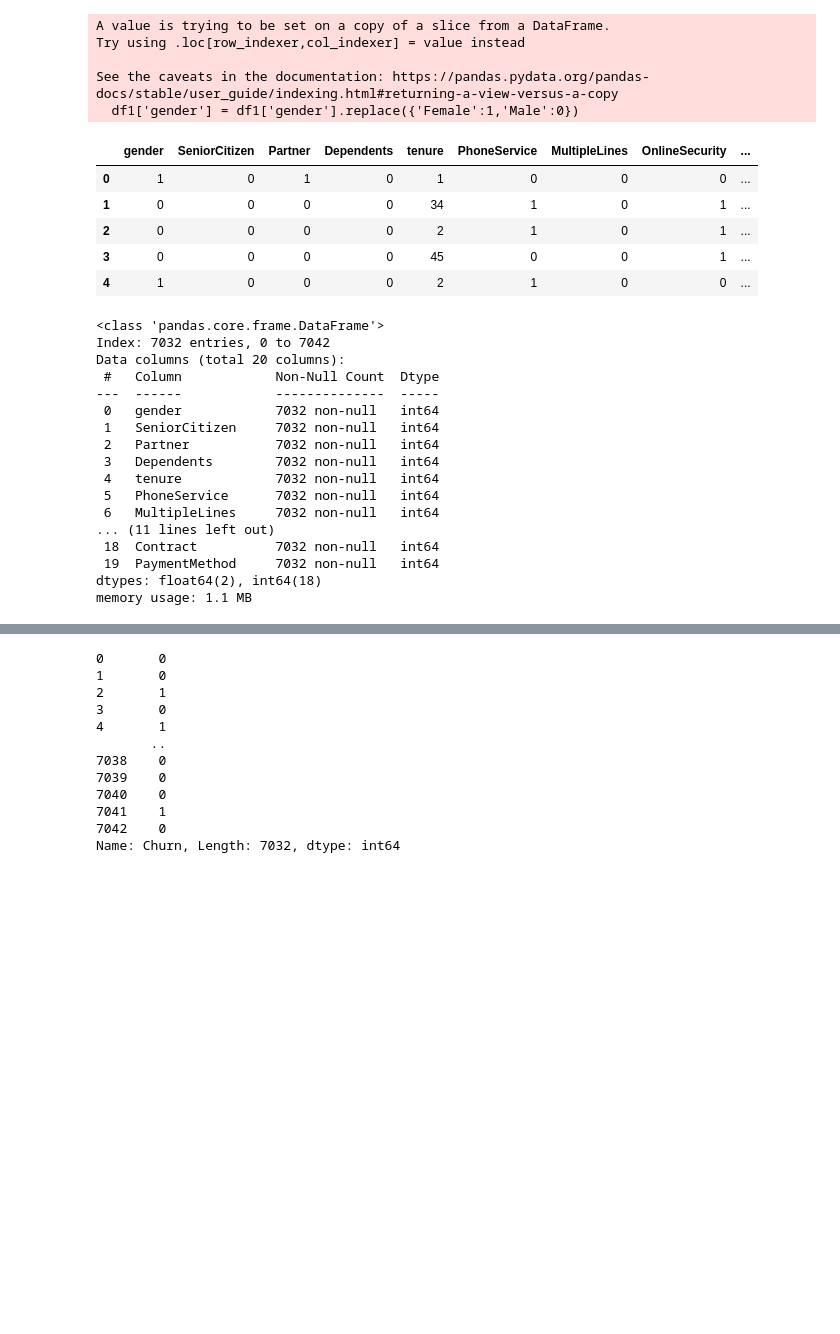
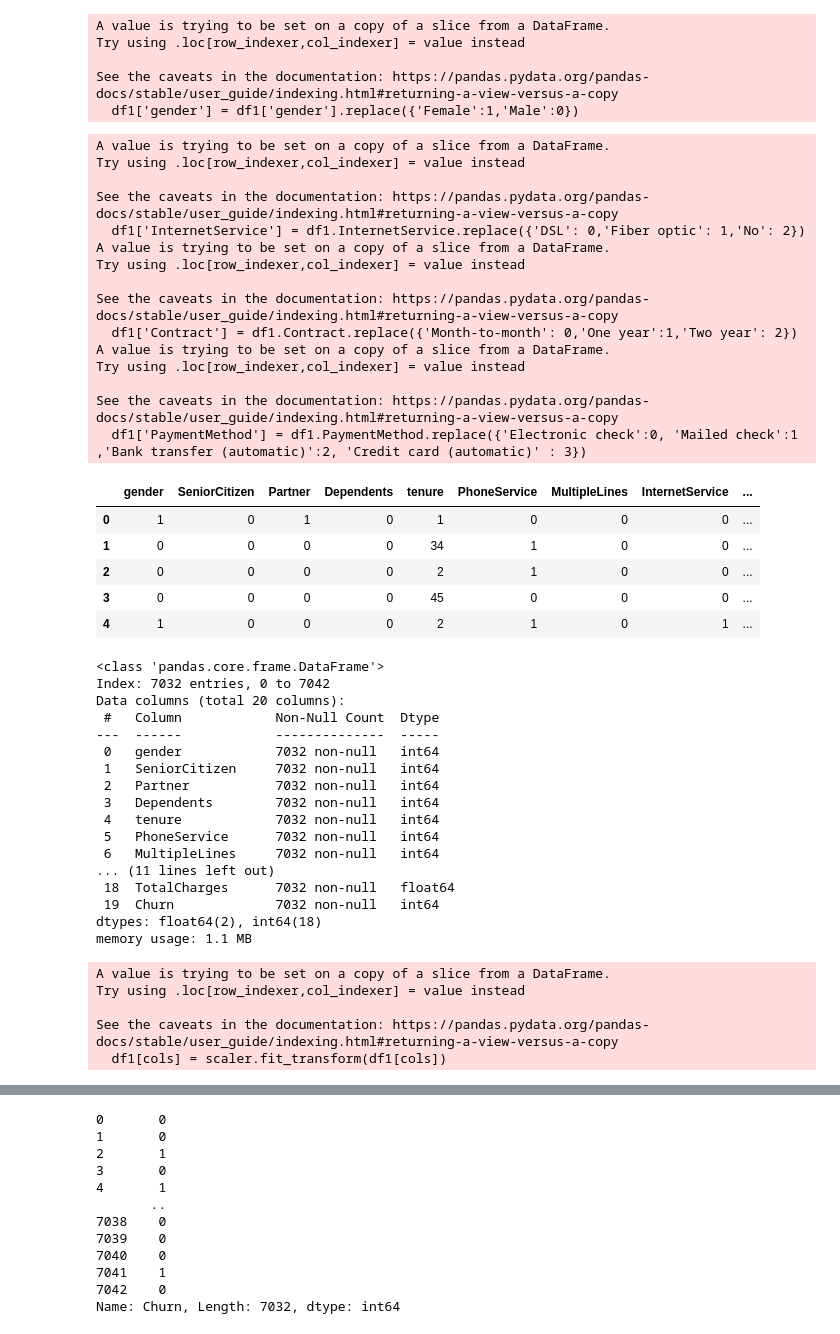
Before and after one commit to rajan315/CustomerChurn-ANN, a Jupyter notebook: CustomerChurn.ipynb, the cells around one changed output, grey strips where cells are left out. Cells and saved outputs as stored; diff of their text form; code cells hidden in the pictures; blank space fills up the shorter version.

```diff
--- a/CustomerChurn.ipynb
+++ b/CustomerChurn.ipynb
@@ -262,19 +262,32 @@ See the caveats in the documentation: https://pandas.pydata.org/pandas-docs/stab
 # %%
 
 
-# df1['InternetService'] = df1.InternetService.replace({'DSL': 0,'Fiber optic': 1,'No': 2})
-# df1['Contract'] = df1.Contract.replace({'Month-to-month': 0,'One year':1,'Two year': 2})
-# df1['PaymentMethod'] = df1.PaymentMethod.replace({'Electronic check':0, 'Mailed check':1 ,'Bank transfer (automatic)':2, 'Credit card (automatic)' : 3})
-# df1.head()
-df1 = df1.drop(['InternetService','Contract','PaymentMethod'],axis=1)
+df1['InternetService'] = df1.InternetService.replace({'DSL': 0,'Fiber optic': 1,'No': 2})
+df1['Contract'] = df1.Contract.replace({'Month-to-month': 0,'One year':1,'Two year': 2})
+df1['PaymentMethod'] = df1.PaymentMethod.replace({'Electronic check':0, 'Mailed check':1 ,'Bank transfer (automatic)':2, 'Credit card (automatic)' : 3})
 df1.head()
 # %% [output]
+A value is trying to be set on a copy of a slice from a DataFrame.
+Try using .loc[row_indexer,col_indexer] = value instead
+
+See the caveats in the documentation: https://pandas.pydata.org/pandas-docs/stable/user_guide/indexing.html#returning-a-view-versus-a-copy
+  df1['InternetService'] = df1.InternetService.replace({'DSL': 0,'Fiber optic': 1,'No': 2})
+A value is trying to be set on a copy of a slice from a DataFrame.
+Try using .loc[row_indexer,col_indexer] = value instead
+
+See the caveats in the documentation: https://pandas.pydata.org/pandas-docs/stable/user_guide/indexing.html#returning-a-view-versus-a-copy
+  df1['Contract'] = df1.Contract.replace({'Month-to-month': 0,'One year':1,'Two year': 2})
+A value is trying to be set on a copy of a slice from a DataFrame.
+Try using .loc[row_indexer,col_indexer] = value instead
+
+See the caveats in the documentation: https://pandas.pydata.org/pandas-docs/stable/user_guide/indexing.html#returning-a-view-versus-a-copy
+  df1['PaymentMethod'] = df1.PaymentMethod.replace({'Electronic check':0, 'Mailed check':1 ,'Bank transfer (automatic)':2, 'Credit card (automatic)' : 3})
-|  | gender | SeniorCitizen | Partner | Dependents | tenure | PhoneService | MultipleLines | OnlineSecurity | ... |
+|  | gender | SeniorCitizen | Partner | Dependents | tenure | PhoneService | MultipleLines | InternetService | ... |
 | 0 | 1 | 0 | 1 | 0 | 1 | 0 | 0 | 0 | ... |
-| 1 | 0 | 0 | 0 | 0 | 34 | 1 | 0 | 1 | ... |
-| 2 | 0 | 0 | 0 | 0 | 2 | 1 | 0 | 1 | ... |
-| 3 | 0 | 0 | 0 | 0 | 45 | 0 | 0 | 1 | ... |
-| 4 | 1 | 0 | 0 | 0 | 2 | 1 | 0 | 0 | ... |
+| 1 | 0 | 0 | 0 | 0 | 34 | 1 | 0 | 0 | ... |
+| 2 | 0 | 0 | 0 | 0 | 2 | 1 | 0 | 0 | ... |
+| 3 | 0 | 0 | 0 | 0 | 45 | 0 | 0 | 0 | ... |
+| 4 | 1 | 0 | 0 | 0 | 2 | 1 | 0 | 1 | ... |
 # %%
 df1.info()
 # %% [output]
@@ -291,8 +304,8 @@ Data columns (total 20 columns):
  5   PhoneService      7032 non-null   int64
  6   MultipleLines     7032 non-null   int64
 ... (11 lines left out)
- 18  Contract          7032 non-null   int64
- 19  PaymentMethod     7032 non-null   int64
+ 18  TotalCharges      7032 non-null   float64
+ 19  Churn             7032 non-null   int64
 dtypes: float64(2), int64(18)
 memory usage: 1.1 MB
 # %%
@@ -301,4 +314,10 @@ from sklearn.preprocessing import MinMaxScaler
 # %%
 scaler = MinMaxScaler()
 df1[cols] = scaler.fit_transform(df1[cols])
+# %% [output]
+A value is trying to be set on a copy of a slice from a DataFrame.
+Try using .loc[row_indexer,col_indexer] = value instead
+
+See the caveats in the documentation: https://pandas.pydata.org/pandas-docs/stable/user_guide/indexing.html#returning-a-view-versus-a-copy
+  df1[cols] = scaler.fit_transform(df1[cols])
 # %%
```
Also changed, not shown: parts of 4 cells of this notebook.
